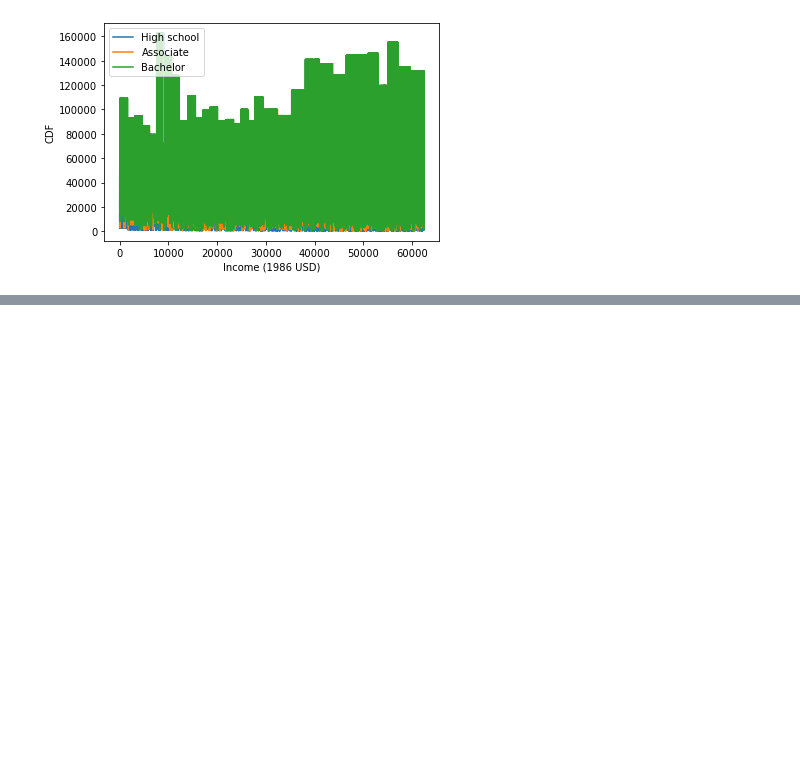
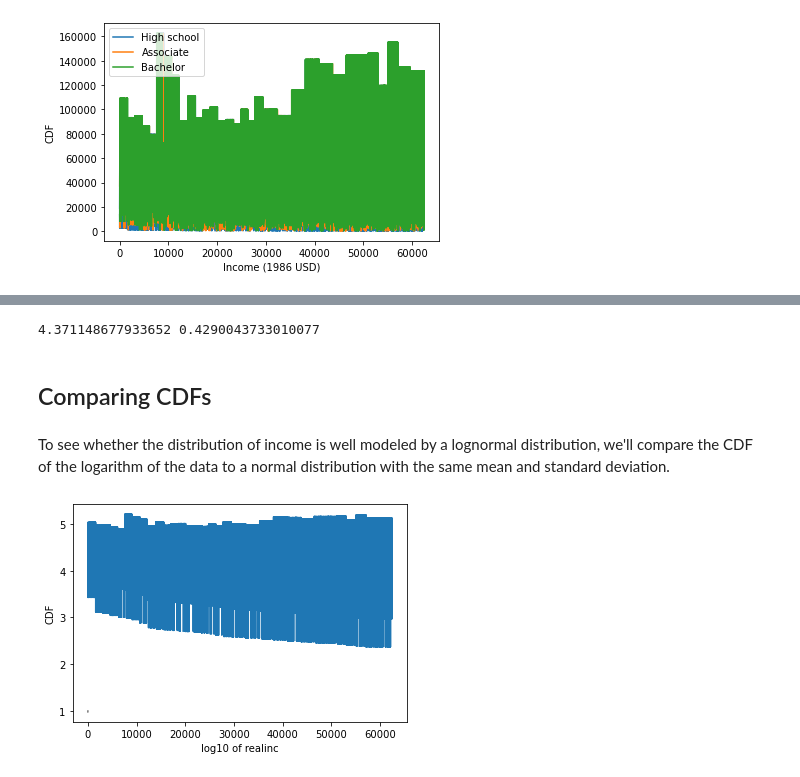
Before and after one commit to Mahnoor-Rana/Exploratory-Data-Analysis, a Jupyter notebook: Probability Mass Function.ipynb, the cells around one changed output, grey strips where cells are left out. Cells and saved outputs as stored; diff of their text form; code cells hidden in the pictures; blank space fills up the shorter version.

```diff
--- a/Probability Mass Function.ipynb
+++ b/Probability Mass Function.ipynb
@@ -167,0 +166,37 @@ plt.show()
+# %%
+# Extract realinc and compute its log
+income = gss['realinc']
+log_income = np.log10(income)
+
+# Compute mean and standard deviation
+mean = np.mean(log_income)
+std = np.std(log_income)
+print(mean, std)
+
+# Make a norm object
+from scipy.stats import norm
+dist = norm()
+# %% [output]
+4.371148677933652 0.4290043733010077
+# %% [markdown]
+## Comparing CDFs
+# %% [markdown]
+To see whether the distribution of income is well modeled by a lognormal distribution, we'll compare the CDF of the logarithm of the data to a normal distribution with the same mean and standard deviation.
+# %%
+# Evaluate the model CDF
+xs = np.linspace(2, 5.5)
+ys = dist.cdf(xs)
+
+# Plot the model CDF
+plt.clf()
+plt.plot(xs, ys, color='gray')
+
+# Create and plot the Cdf of log_income
+Cdf(log_income).plot()
+
+# Label the axes
+plt.xlabel('log10 of realinc')
+plt.ylabel('CDF')
+plt.show()
+# %% [output]
+[figure, added]
```
Also changed, not shown: parts of 7 cells of this notebook.
